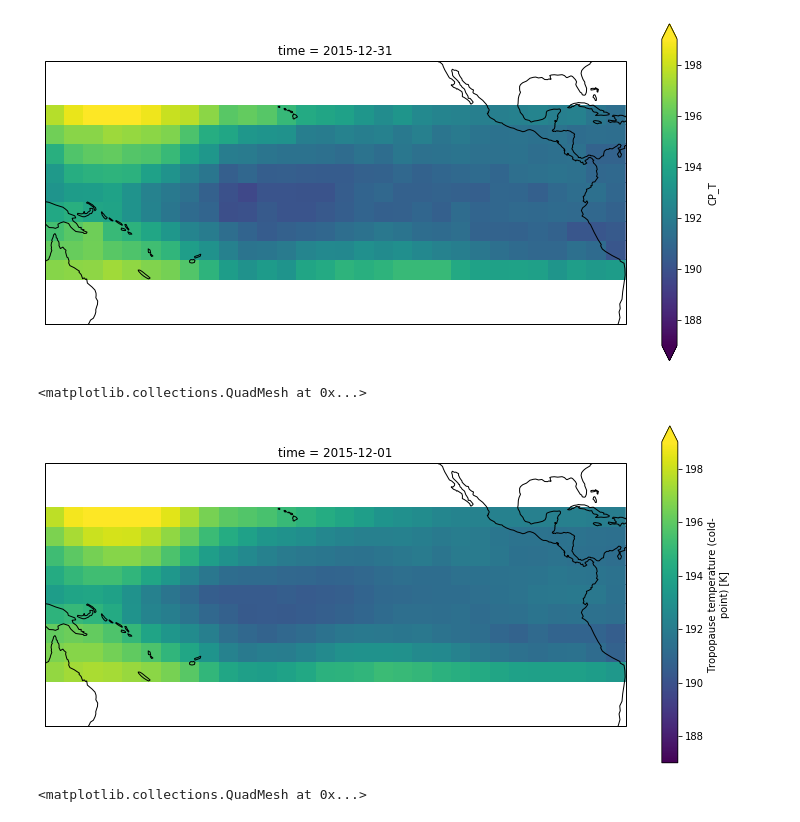
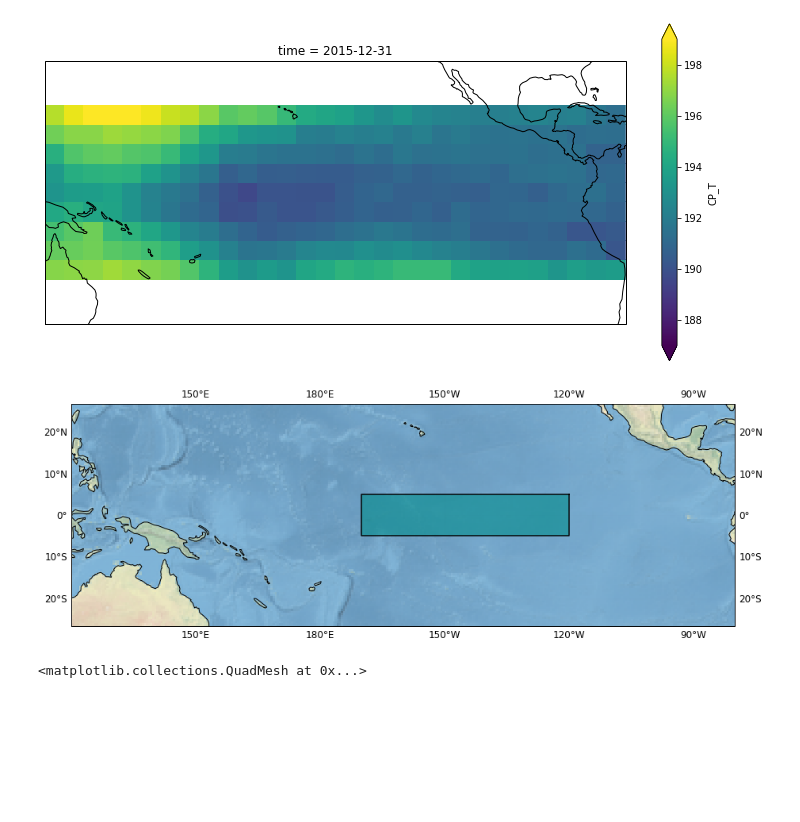
Before and after one commit to johanmeh/master, a Jupyter notebook: remap/enso_map.ipynb, the cells around one changed output. Drawn from its saved outputs; the diff is of its cells as text; code cells hidden in the pictures; blank space fills up the shorter version.

```diff
--- a/remap/enso_map.ipynb
+++ b/remap/enso_map.ipynb
@@ -49,15 +49,29 @@ obs_nov15.plot(ax=ax, vmax=199, vmin=187)
 # %% [output]
 <matplotlib.collections.QuadMesh at 0x...>
 [figure]
-# %%
-plt.figure(figsize=(13,6.2))
-ax = plt.subplot(111, projection=ccrs.PlateCarree(central_longitude=180))
-ax.set_extent([-70,140,-10,10])
-ax.coastlines()
-era5_nov15.plot(ax=ax, vmax=199, vmin=187)
-# %% [output]
-<matplotlib.collections.QuadMesh at 0x...>
-[figure, removed]
+# %%
+plt.figure(figsize=(15,6.2))
+import shapely.geometry as sgeom
+from cartopy.mpl.gridliner import LONGITUDE_FORMATTER, LATITUDE_FORMATTER
+ax = plt.subplot(111, projection=ccrs.PlateCarree(central_longitude=180))
+ax.set_extent([-80,120,-5,5])
+ax.coastlines()
+ax.stock_img()
+box = sgeom.box(minx=-170, maxx=-120, miny=-5, maxy=5)
+
+plt.plot([-120, -170, -170, -120, -120],[5, 5, -5, -5, 5],'k',transform=ccrs.PlateCarree(central_longitude=0))
+ax.add_geometries([box], crs=ccrs.PlateCarree(central_longitude=0), facecolor='darkcyan',
+                  alpha=0.6)
+xticks = [150,180,-150, -120,-90] #, 0, 60, 120, 170]
+yticks = [-20, -10, 0, 10, 20]
+gl = ax.gridlines(xlocs=xticks, ylocs=yticks, draw_labels=True, alpha=0.01, color='gray', linestyle='--')
+gl.xlabel_style = {'size': 12}
+gl.ylabel_style = {'size': 12}
+gl.xformatter = LONGITUDE_FORMATTER
+gl.yformatter = LATITUDE_FORMATTER
+#plt.savefig('ONI_area_map_cool_N-S.png')
+# %% [output]
+[figure, added]
 # %%
 diff = era5_nov15[:,:,:].mean(axis=0) - obs_nov15[:,:,:].mean(axis=0)
 diff2 = era5_nov15[:,:,:].mean(axis=0) - era5_mon.ctpt[10,:,:]
```
Also changed, not shown: 1 other file.
